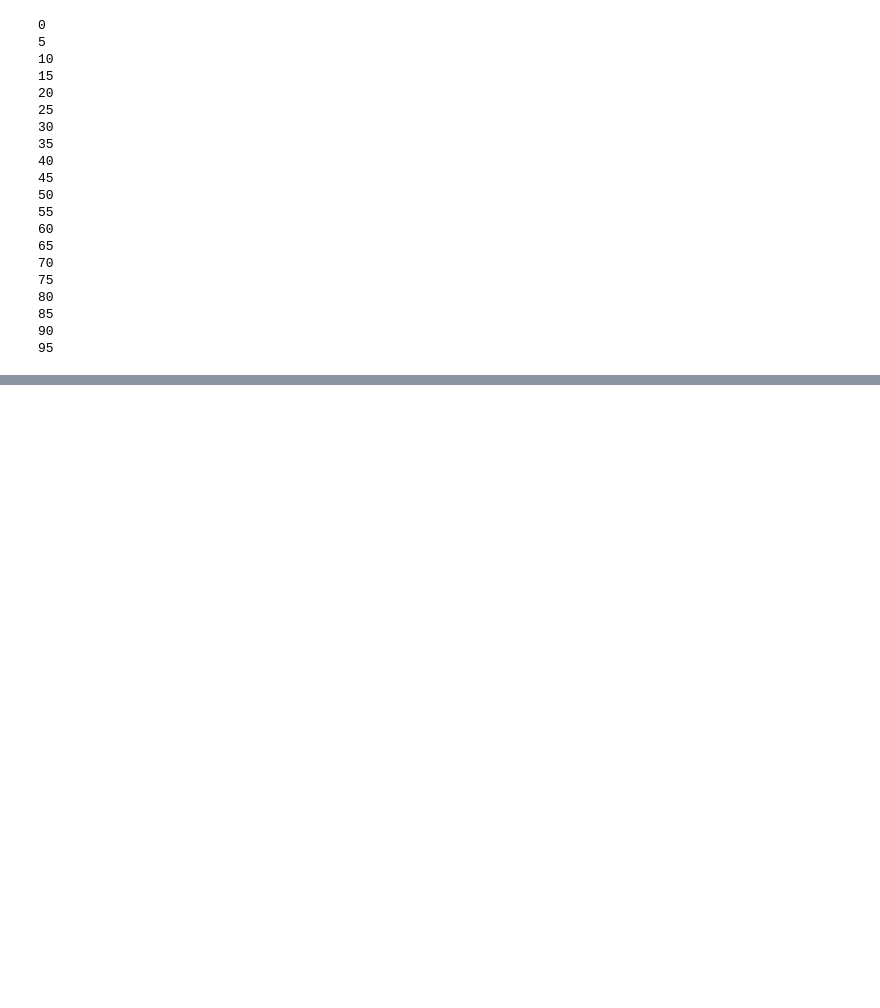
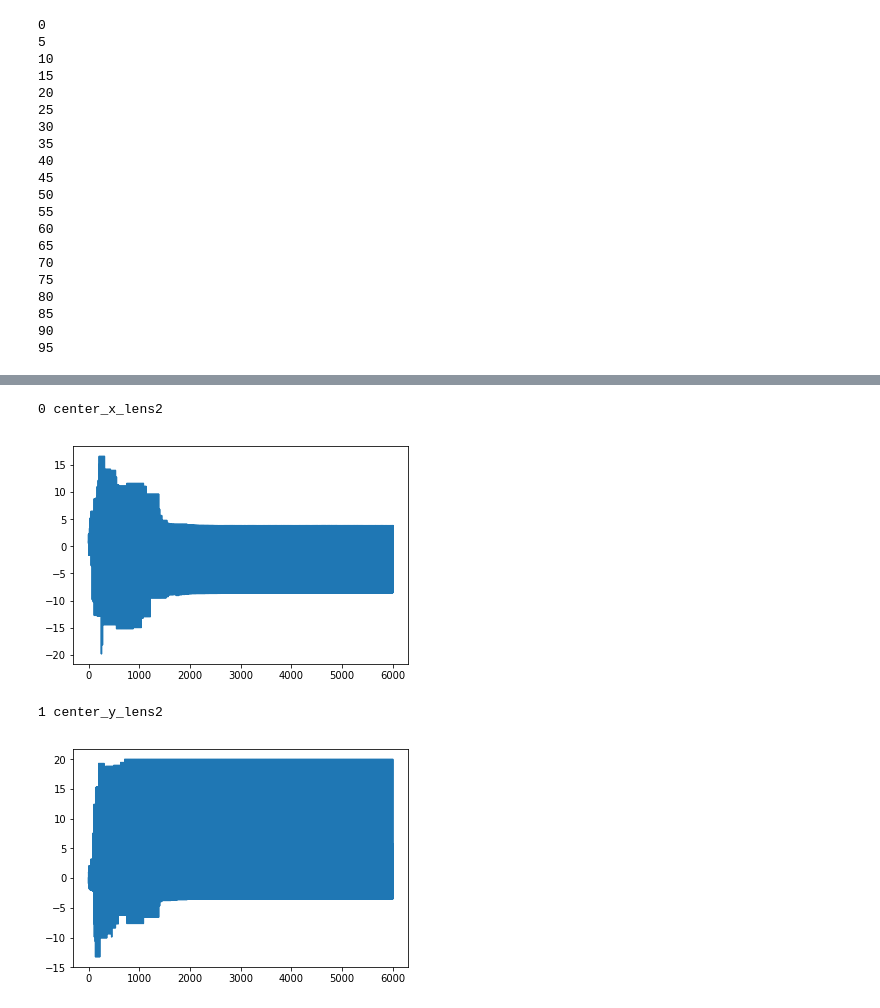
Before and after one commit to acagansengul/interlopers, a Jupyter notebook: lensfit.ipynb, the cells around one changed output, grey strips where cells are left out. Saved outputs shown, nothing was run; the diff lists cells and outputs as text; code cells hidden in the pictures; blank space fills up the shorter version.

Commit message:
added basic MCMC to lensfit.ipynb

```diff
--- a/lensfit.ipynb
+++ b/lensfit.ipynb
@@ -316,0 +576,20 @@ print(np.shape(ypixs)) ## interloper positions
+# %%
+def get_mcmc_kwargs_light_lens():
+    # returns a kwargs_light_lens-related list of dicts as input for MCMC
+
+    # secret inputs: (to fill in later)
+
+    # Remember:
+    # 0: init, 1: sigma, 2: fixed, 3: lower, 4: upper !
+
+    light = [{} for _ in range(5)]
+
+    light[2] = {'R_sersic': theta_lens,
+          'amp': 1500,
+          'center_x': 0.0,
+          'center_y': 0.0,
+          'e1': e1,
+          'e2': e2,
+          'n_sersic': gamma}
+
+    return [light]
@@ -316,0 +598,8 @@ print(np.shape(ypixs)) ## interloper positions
+# %%
+kwargs_params = {'lens_model': get_mcmc_kwargs_lens(),
+                 'source_model': get_mcmc_kwargs_light_source(),
+                 'lens_light_model': get_mcmc_kwargs_light_lens()}
+kwargs_constraints = {}
+kwargs_likelihood = {'source_marg':False}
+
+kwargs_model = {'lens_model_list':lens_model_list, 'source_light_model_list':source_light_model_list}
@@ -316,0 +655,7 @@ print(np.shape(ypixs)) ## interloper positions
+# %%
+fitting_seq = FittingSequence(kwargs_data_joint, kwargs_model,
+                              kwargs_constraints, kwargs_likelihood, kwargs_params)
+# %%
+%%time
+fitting_kwargs_list = [['MCMC', {'n_burn':1, 'n_run':300, 'walkerRatio':10, 'sigma_scale':.1}]]
+chain_list = fitting_seq.fit_sequence(fitting_kwargs_list)
@@ -316,0 +681,10 @@ print(np.shape(ypixs)) ## interloper positions
+# %%
+for i, var in enumerate(chain_list[0][2]):
+    print(i, var)
+    plt.plot(chain_list[0][1][:,i])
+    plt.show()
+# %% [output]
+0 center_x_lens2
+[figure, added]
+1 center_y_lens2
+[figure, added]
```
Also changed, not shown: parts of 50 cells of this notebook, 2 other files.
